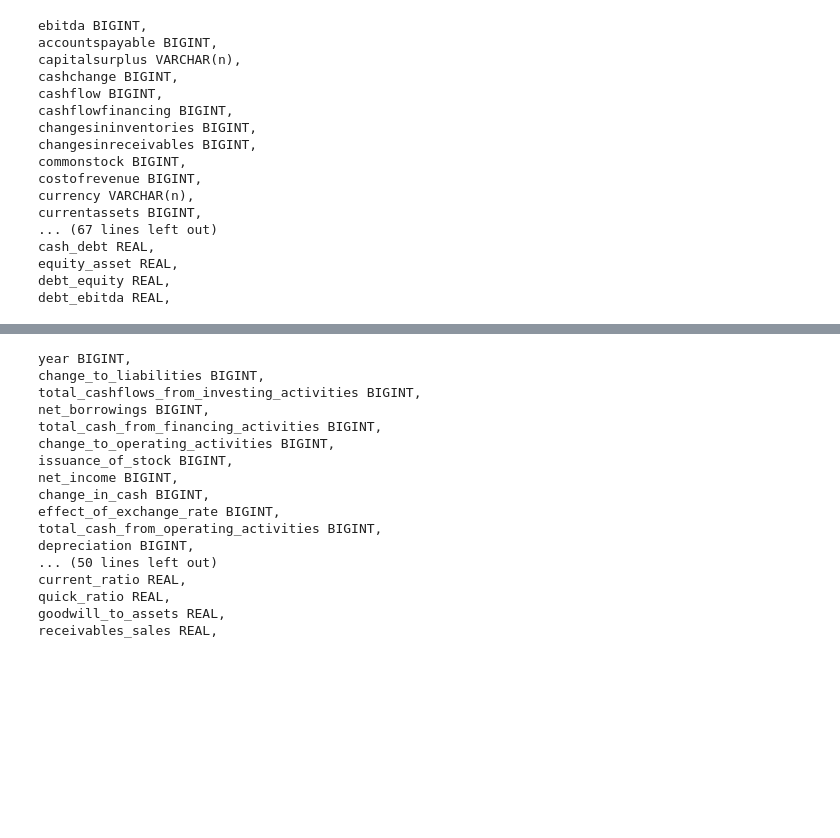
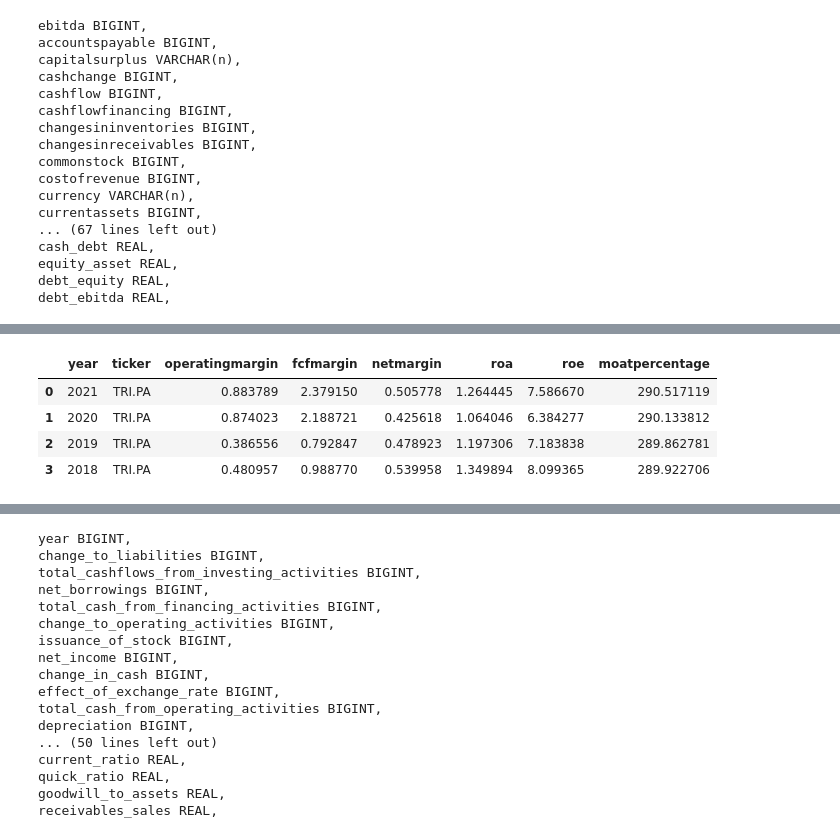
Before and after one commit to Michiel-DK/tracker, a Jupyter notebook: notebooks/try.ipynb, the cells around one changed output, grey strips where cells are left out. Cells and saved outputs as stored; diff of their text form; code cells hidden in the pictures; blank space fills up the shorter version.

```diff
--- a/notebooks/try.ipynb
+++ b/notebooks/try.ipynb
@@ -317,0 +294,10 @@ table
+# %%
+moat, health = trig.checklist()
+# %%
+moat
+# %% [output]
+|  | year | ticker | operatingmargin | fcfmargin | netmargin | roa | roe | moatpercentage |
+| 0 | 2021 | TRI.PA | 0.883789 | 2.379150 | 0.505778 | 1.264445 | 7.586670 | 290.517119 |
+| 1 | 2020 | TRI.PA | 0.874023 | 2.188721 | 0.425618 | 1.064046 | 6.384277 | 290.133812 |
+| 2 | 2019 | TRI.PA | 0.386556 | 0.792847 | 0.478923 | 1.197306 | 7.183838 | 289.862781 |
+| 3 | 2018 | TRI.PA | 0.480957 | 0.988770 | 0.539958 | 1.349894 | 8.099365 | 289.922706 |
```
Also changed, not shown: parts of 5 cells of this notebook, 2 other files.
